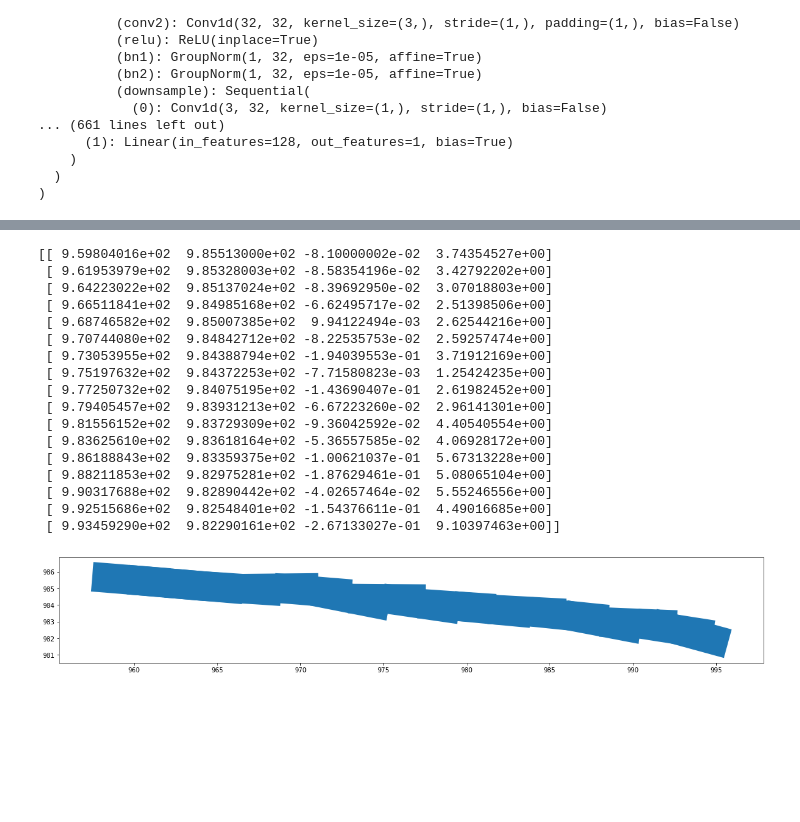
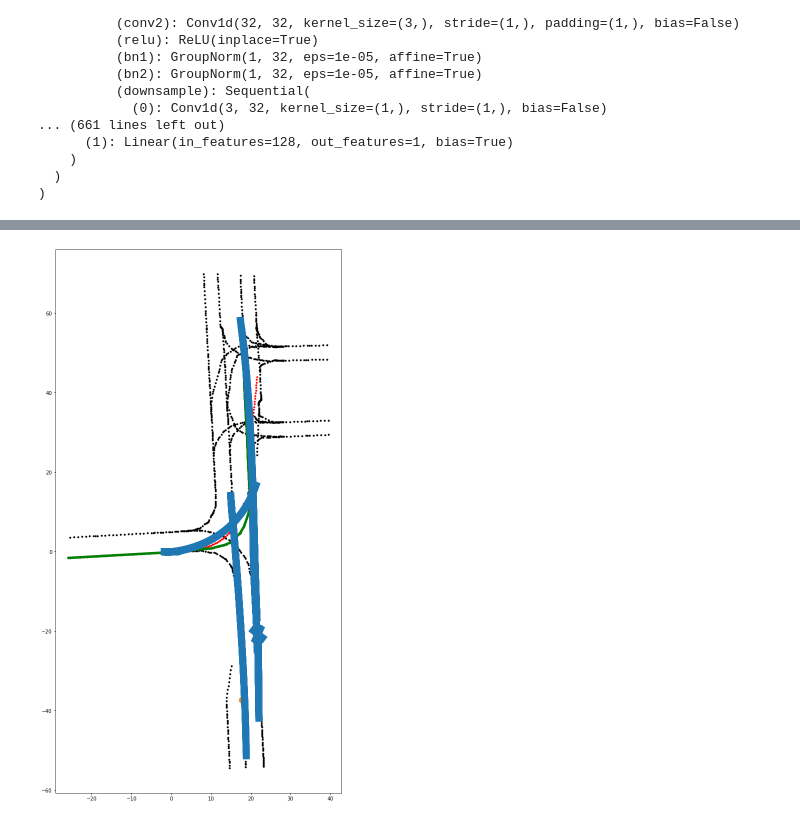
Before and after one commit to YikangZhang1641/modified_LaneGCN, a Jupyter notebook: test_interaction.ipynb, the cells around one changed output, grey strips where cells are left out. Drawn from its saved outputs; the diff is of its cells as text; code cells hidden in the pictures; blank space fills up the shorter version.

```diff
--- a/test_interaction.ipynb
+++ b/test_interaction.ipynb
@@ -154,0 +266,10 @@ data['gt_hist']
+# %%
+max(min_acc_rcd)
+tmp_N = 40
+tmp = np.zeros(tmp_N + 1)
+itv = abs(min(min_acc_rcd)) / tmp_N
+
+for acc in min_acc_rcd :
+    tmp[int(abs(acc) // itv)] += 1
+plt.bar([(i + 0.5) * -itv for i in range(tmp_N + 1)], 100 * tmp / len(min_acc_rcd), width=4/tmp_N)
+# min_acc_rcd
@@ -245,11 +379,6 @@ def dis(x0, x1, y0, y1):
 # %%
 data.keys()
 # %%
-# print(hist.cpu().detach().numpy()[:, :2])
-# print(pred_traj)
-# print(len(data['gt_hist'][0][0]))
-# print(np.concatenate([gt_hist, pred_traj]))
-print(np.array(traj_interval).shape)
-print(np.array(velo_interval).shape)
-print(np.expand_dims(np.array(velo_interval), axis=1).shape)
-print(np.concatenate([np.array(traj_interval), np.expand_dims(np.array(velo_interval), axis=1)], axis=1))
+pred_traj = np.insert(results[idx][a, k, :, :], 2, values=None, axis=1)
+gt_hist = np.insert(data['gt_hist'][idx][a].cpu().detach().numpy(), 2, values=None, axis=1)
+gt_hist.shape
@@ -553,5 +760,5 @@ data['gt_hist']
 # %%
-k = 4
+k = 0
 
 import matplotlib
 import matplotlib.pyplot as plt
@@ -652,54 +859,47 @@ for a in range(gt_preds.shape[0]):
         Lane = torch.matmul(ref - data['orig'][idx], rot.T)
         map_car0 = Lane - pred_traj[-1]
         lane_end_id = torch.argmin(torch.sum(map_car0 ** 2, 1))
     #             plt.plot(Lane[:, 0], Lane[:, 1], 'g')
 
         final_pt = Lane[lane_end_id]
     #             plt.scatter(final_pt[0], final_pt[1], s=150)
 
         final_dis = torch.sqrt(torch.sum((final_pt - pred_traj[-1]) ** 2))
     #             print(final_pt, traj[-1], final_dis)
         if min_final_dis > final_dis:
             min_final_dis = final_dis
             min_final_lane = Lane
             min_final_pt = final_pt
 
     res_final_dis.append(min_final_dis)
     res_final_lane.append(min_final_lane)
     res_final_pt.append(min_final_pt)
 
     plt.plot(min_final_lane[:, 0], min_final_lane[:, 1], 'g', linewidth=5)
     plt.scatter(min_final_pt[0], min_final_pt[1], s=150)
 
-for time_stamp in range(entire_trajs.shape[1]):
-    for a in range(gt_preds.shape[0]):
-        ms = entire_trajs[a][time_stamp]
+# for time_stamp in range(entire_trajs.shape[1]):
+#     for a in range(gt_preds.shape[0]):
+#         ms = entire_trajs[a][time_stamp]
+#         rect = matplotlib.patches.Polygon(polygon_xy_from_motionstate(ms, width, length), closed=True, zorder=20)
+#         ax.add_patch(rect)
+
+    traj_to_show, traj_interval_vel = interval(data, results, idx, a, k)
+    tmp = traj_to_show
+    traj_plot(traj_to_show, rot, orig, ax, 'b.')
+
+    tmp[:, :2] = np.matmul(data['rot'][idx].cpu().detach().numpy(), (traj_to_show[:, :2] - data['orig'][idx].cpu().detach().numpy()).T).T
+    tmp[:, 2] = traj_to_show[:, 2] + data['theta'][idx]
+
+    for time_stamp in range(traj_to_show.shape[0]):
+        ms = tmp[time_stamp][:3]
         rect = matplotlib.patches.Polygon(polygon_xy_from_motionstate(ms, width, length), closed=True, zorder=20)
         ax.add_patch(rect)
-
-
-# ax.plot(entire_traj[:, 0], entire_traj[:, 1], 'b.')
+    ax.plot(traj_to_show[:, 0], traj_to_show[:, 1], 'b.')
 
 
 #     plt.savefig('/home/user/Projects/LaneGCN_modified/results/remote_results/0603_5s/' + str(idx) + '_' + str(k))
 #     plt.savefig('/home/user/Videos/0603/8s/' + str(idx) + '_' + str(k))
 plt.show()
 # %% [output]
-[[ 9.59804016e+02  9.85513000e+02 -8.10000002e-02  3.74354527e+00]
- [ 9.61953979e+02  9.85328003e+02 -8.58354196e-02  3.42792202e+00]
- [ 9.64223022e+02  9.85137024e+02 -8.39692950e-02  3.07018803e+00]
- [ 9.66511841e+02  9.84985168e+02 -6.62495717e-02  2.51398506e+00]
- [ 9.68746582e+02  9.85007385e+02  9.94122494e-03  2.62544216e+00]
- [ 9.70744080e+02  9.84842712e+02 -8.22535753e-02  2.59257474e+00]
- [ 9.73053955e+02  9.84388794e+02 -1.94039553e-01  3.71912169e+00]
- [ 9.75197632e+02  9.84372253e+02 -7.71580823e-03  1.25424235e+00]
- [ 9.77250732e+02  9.84075195e+02 -1.43690407e-01  2.61982452e+00]
- [ 9.79405457e+02  9.83931213e+02 -6.67223260e-02  2.96141301e+00]
- [ 9.81556152e+02  9.83729309e+02 -9.36042592e-02  4.40540554e+00]
- [ 9.83625610e+02  9.83618164e+02 -5.36557585e-02  4.06928172e+00]
- [ 9.86188843e+02  9.83359375e+02 -1.00621037e-01  5.67313228e+00]
- [ 9.88211853e+02  9.82975281e+02 -1.87629461e-01  5.08065104e+00]
- [ 9.90317688e+02  9.82890442e+02 -4.02657464e-02  5.55246556e+00]
- [ 9.92515686e+02  9.82548401e+02 -1.54376611e-01  4.49016685e+00]
- [ 9.93459290e+02  9.82290161e+02 -2.67133027e-01  9.10397463e+00]]
-[figure, old version]
+[figure, new version]
```
Also changed, not shown: parts of 39 cells of this notebook, 3 other files.
